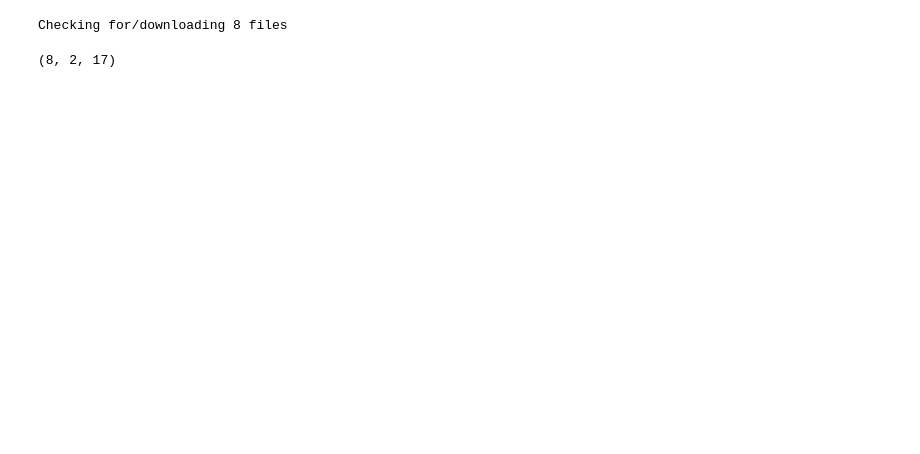
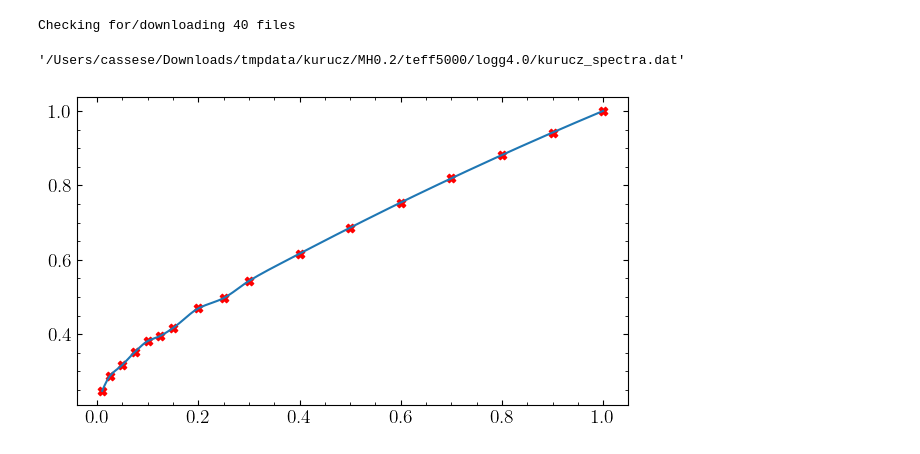
Before and after one commit to ben-cassese/asterias, a Jupyter notebook: scratch.ipynb, the cells around one changed output. Drawn from its saved outputs; the diff is of its cells as text; code cells hidden in the pictures; blank space fills up the shorter version.

```diff
--- a/scratch.ipynb
+++ b/scratch.ipynb
@@ -13,24 +12,18 @@ from asterias.core import (  # noqa: E402
 # %%
-fs = _download_data(
+ld = LimbDarkeningCoefficients(
+    wavelength_ranges=jnp.array([[6000, 7000], [7000, 8000]]),
+    filter_wavelengths=jnp.arange(5000, 10000),
+    filter_throughput=jnp.ones(5000),
     mh_lower_limit=0.0,
-    mh_upper_limit=0.1,
-    teff_lower_limit=5500,
-    teff_upper_limit=5750,
+    mh_upper_limit=0.3,
+    teff_lower_limit=5000,
+    teff_upper_limit=6000,
     logg_lower_limit=4.0,
     logg_upper_limit=4.5,
     stellar_grid="kurucz",
+    poly_deg=10,
     ld_data_path="/Users/cassese/Downloads/tmpdata",
     verbose=True,
 )
 # %% [output]
-Checking for/downloading 8 files
+Checking for/downloading 40 files
-# %%
-mus, coeffs = _compute_all_profiles(
-    filepaths=fs,
-    wavelength_ranges=jnp.array([[6000, 7000], [7000, 8000]]),
-    filter_wavelengths=jnp.arange(5000, 10000),
-    filter_throughput=jnp.ones(5000)
-)
-coeffs.shape
-# %% [output]
-(8, 2, 17)
@@ -92,0 +30,8 @@ for s in supported_instruments:
+# %%
+star = 20
+plt.plot(ld.dense_mus, ld.interpolated_profiles[star,0,:])
+plt.scatter(ld.mus, ld.stellar_profiles[star,0,:], marker="X", c="r")
+ld.stellar_files[star]
+# %% [output]
+'/Users/cassese/Downloads/tmpdata/kurucz/MH0.2/teff5000/logg4.0/kurucz_spectra.dat'
+[figure, added]
```
Also changed, not shown: parts of 6 cells of this notebook, 6 other files.
